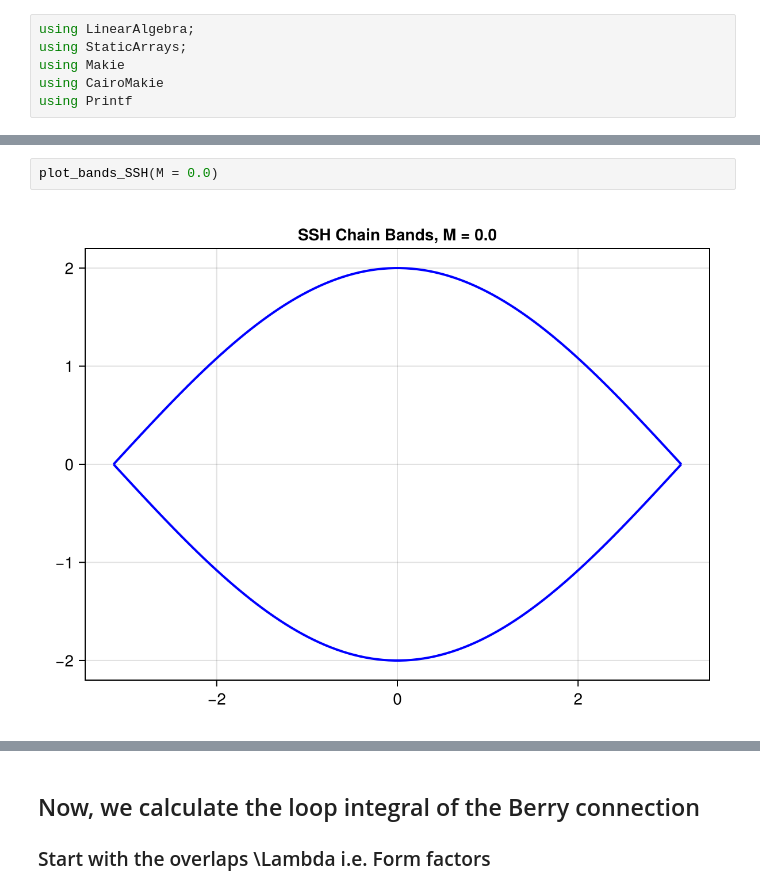
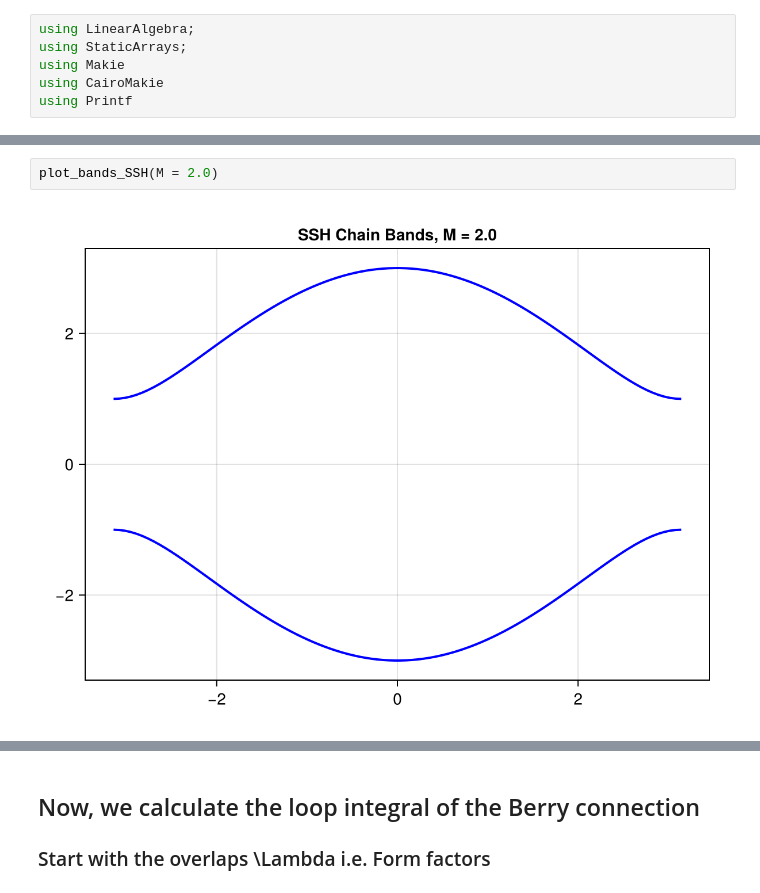
Before and after one commit to nabil-atlam/kagome, a Jupyter notebook: KagomeTransport/notebooks/SSH_Topology.ipynb, the cells around one changed output, grey strips where cells are left out. Drawn from its saved outputs; the diff is of its cells as text.

```diff
--- a/KagomeTransport/notebooks/SSH_Topology.ipynb
+++ b/KagomeTransport/notebooks/SSH_Topology.ipynb
@@ -50,4 +50,4 @@ plot_bands_SSH(M = 1.0)
 # %%
-plot_bands_SSH(M = 0.0)
+plot_bands_SSH(M = 2.0)
 # %% [output]
-[figure, old version]
+[figure, new version]
```
Also changed, not shown: parts of 8 cells of this notebook.
